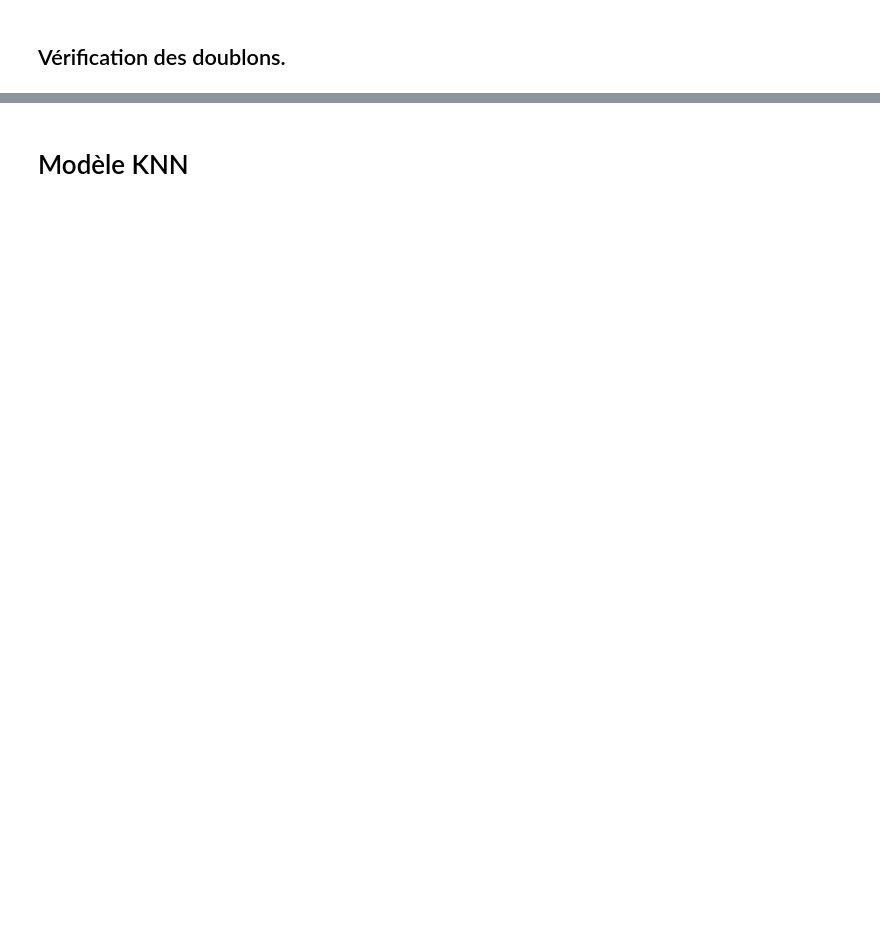
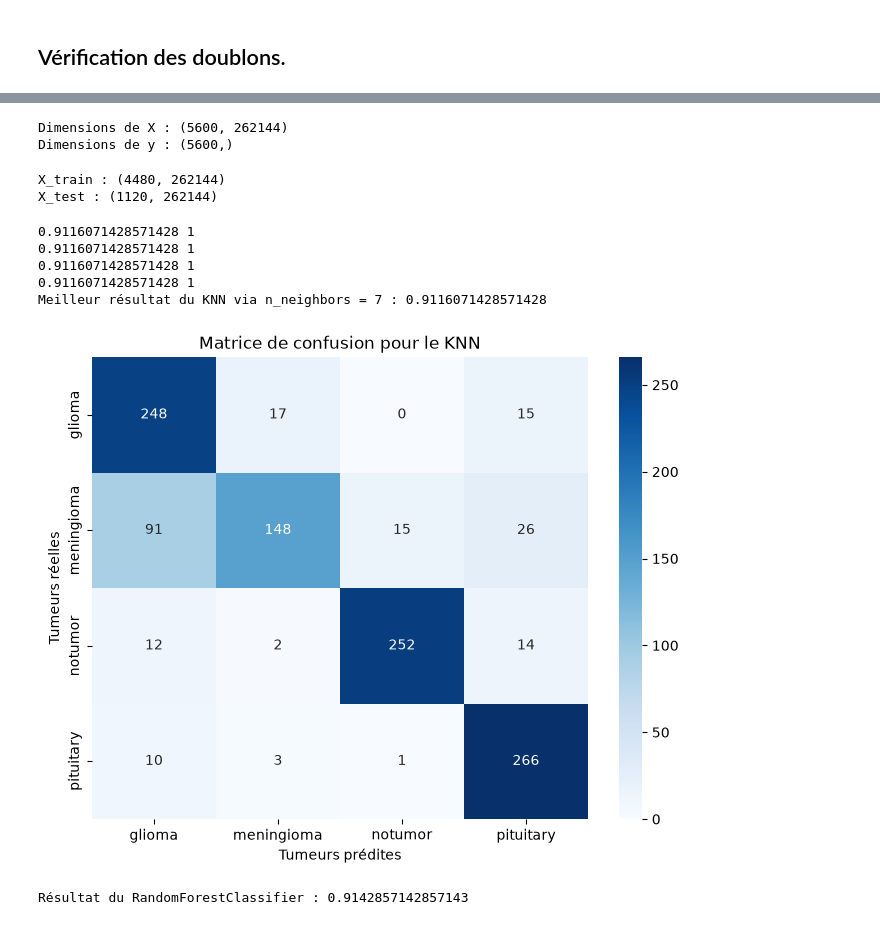
Before and after one commit to BastianHanart/CVRIE, a Jupyter notebook: Supervised/notebook.ipynb, the cells around one changed output, grey strips where cells are left out. Drawn from its saved outputs; the diff is of its cells as text; code cells hidden in the pictures; blank space fills up the shorter version.

Commit message:
[~] KNN modèle et RandomForestClassifier modèle

```diff
--- a/Supervised/notebook.ipynb
+++ b/Supervised/notebook.ipynb
@@ -300,2 +192,0 @@ image 1 = <PIL.JpegImagePlugin.JpegImageFile image mode=L size=512x512 at 0x...>
-# %% [markdown]
- # Modèle KNN
@@ -353,0 +193,66 @@ image 1 = <PIL.JpegImagePlugin.JpegImageFile image mode=L size=512x512 at 0x...>
+# %%
+X = np.array(X_train)
+y = np.array(y_train)
+
+print("Dimensions de X :", X.shape)
+print("Dimensions de y :", y.shape)
+# %% [output]
+Dimensions de X : (5600, 262144)
+Dimensions de y : (5600,)
+# %%
+
+
+X_train_knn, X_test_knn, y_train_knn, y_test_knn = train_test_split(X, y, test_size=0.2, random_state=42, stratify=y)
+
+print("X_train :", X_train_knn.shape)
+print("X_test :", X_test_knn.shape)
+# %% [output]
+X_train : (4480, 262144)
+X_test : (1120, 262144)
+# %%
+
+meilleur = 0.0
+meilleur_chiffre = 0
+for k in range(1, 8, 2):
+    knn = KNeighborsClassifier(n_neighbors=k)
+    knn.fit(X_train_knn, y_train_knn)
+
+    y_pred = knn.predict(X_test_knn)
+
+    accuracy = accuracy_score(y_test_knn, y_pred)
+    if accuracy > meilleur:
+        meilleur = accuracy
+        meilleur_chiffre = k
+    print(meilleur, meilleur_chiffre)
+print(f"Meilleur résultat du KNN via n_neighbors = {meilleur_chiffre} :", meilleur)
+# %% [output]
+0.9116071428571428 1
+0.9116071428571428 1
+0.9116071428571428 1
+0.9116071428571428 1
+Meilleur résultat du KNN via n_neighbors = 7 : 0.9116071428571428
+# %%
+
+cm = confusion_matrix(y_test_knn, y_pred)
+
+plt.figure(figsize=(8, 6))
+
+seaborn.heatmap(cm, annot=True, fmt="d", cmap="Blues", xticklabels=knn.classes_, yticklabels=knn.classes_)
+
+plt.xlabel("Tumeurs prédites")
+plt.ylabel("Tumeurs réelles")
+plt.title("Matrice de confusion pour le KNN")
+
+plt.show()
+# %% [output]
+[figure, added]
+# %%
+randomforest = RandomForestClassifier(n_estimators=100, random_state=42, n_jobs=-1)
+randomforest.fit(X_train_knn, y_train_knn)
+
+y_pred = randomforest.predict(X_test_knn)
+
+accuracy = accuracy_score(y_test_knn, y_pred)
+print("Résultat du RandomForestClassifier :", accuracy)
+# %% [output]
+Résultat du RandomForestClassifier : 0.9142857142857143
```
Also changed, not shown: parts of 9 cells of this notebook.
